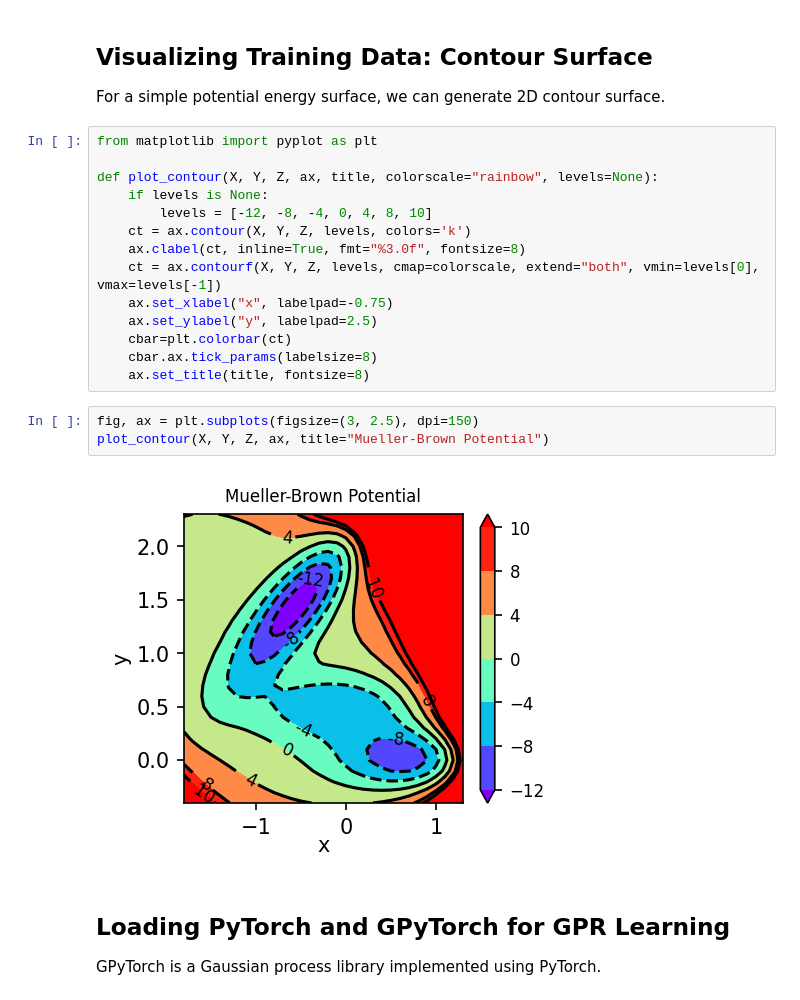
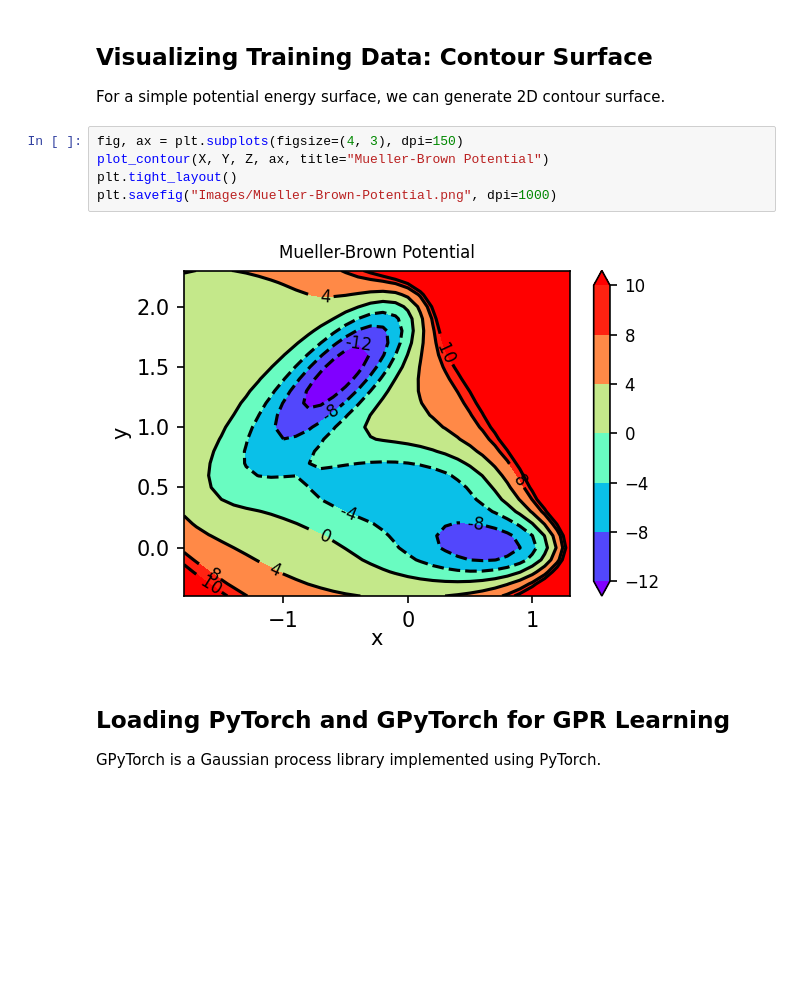
Before and after one commit to heyitsdipu/MLIP, a Jupyter notebook: Notebooks/gaussian_process_regression_model_02/Gaussian-Process-Regression.ipynb, the cells around one changed output. Drawn from its saved outputs; the diff is of its cells as text; blank space fills up the shorter version.

```diff
--- a/Notebooks/gaussian_process_regression_model_02/Gaussian-Process-Regression.ipynb
+++ b/Notebooks/gaussian_process_regression_model_02/Gaussian-Process-Regression.ipynb
@@ -88,25 +95,13 @@ fig.show()
 ## Visualizing Training Data: Contour Surface
 
 For a simple potential energy surface, we can generate 2D contour surface.
-# %%
-from matplotlib import pyplot as plt
-
-def plot_contour(X, Y, Z, ax, title, colorscale="rainbow", levels=None):
-    if levels is None:
-        levels = [-12, -8, -4, 0, 4, 8, 10]
-    ct = ax.contour(X, Y, Z, levels, colors='k')
-    ax.clabel(ct, inline=True, fmt="%3.0f", fontsize=8)
-    ct = ax.contourf(X, Y, Z, levels, cmap=colorscale, extend="both", vmin=levels[0], vmax=levels[-1])
-    ax.set_xlabel("x", labelpad=-0.75)
-    ax.set_ylabel("y", labelpad=2.5)
-    cbar=plt.colorbar(ct)
-    cbar.ax.tick_params(labelsize=8)
-    ax.set_title(title, fontsize=8)
 # %%
-fig, ax = plt.subplots(figsize=(3, 2.5), dpi=150)
+fig, ax = plt.subplots(figsize=(4, 3), dpi=150)
 plot_contour(X, Y, Z, ax, title="Mueller-Brown Potential")
+plt.tight_layout()
+plt.savefig("Images/Mueller-Brown-Potential.png", dpi=1000)
 # %% [output]
-[figure, old version]
+[figure, new version]
 # %% [markdown]
 ## Loading PyTorch and GPyTorch for GPR Learning
 
```
Also changed, not shown: parts of 14 cells of this notebook, 8 other files.
